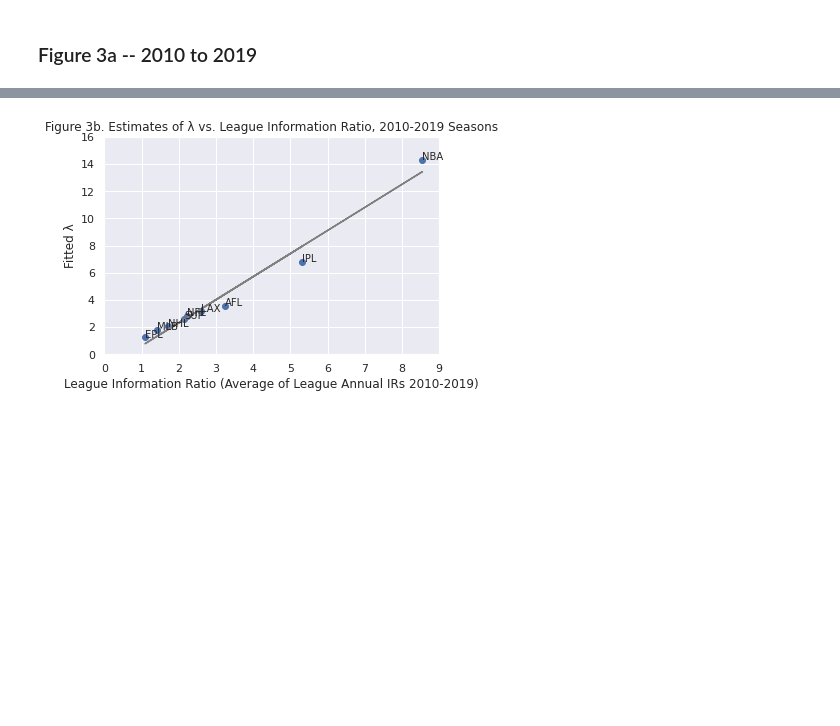
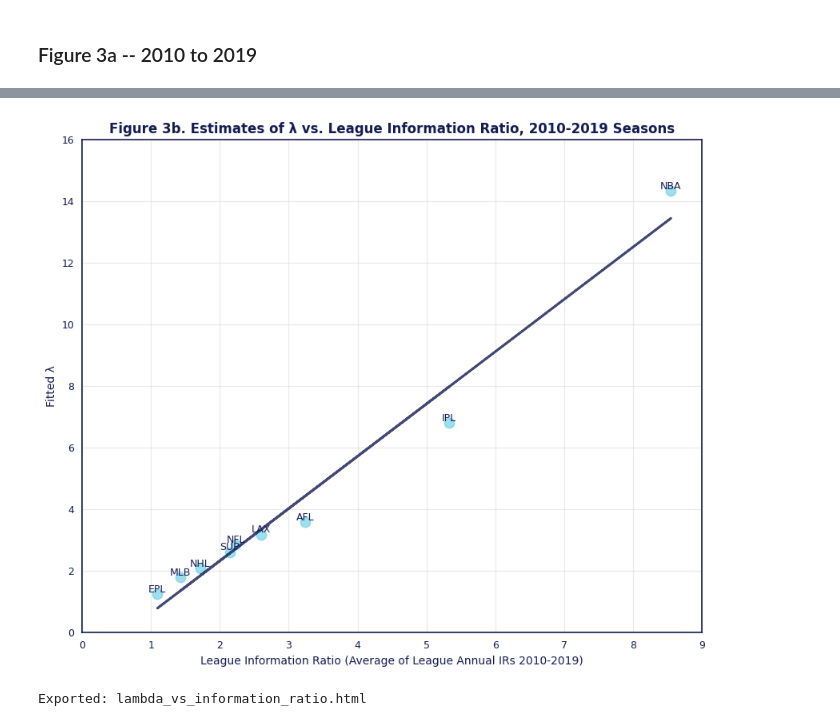
Before and after one commit to Something-Else-Studio/arcticdb-notebooks, a Jupyter notebook: pythagorean-won-loss-formula/sports_from_arctic.ipynb, the cells around one changed output, grey strips where cells are left out. Cells and saved outputs as stored; diff of their text form; code cells hidden in the pictures; blank space fills up the shorter version.

```diff
--- a/pythagorean-won-loss-formula/sports_from_arctic.ipynb
+++ b/pythagorean-won-loss-formula/sports_from_arctic.ipynb
@@ -29,7 +29,10 @@ import statsmodels.api as sm
 import statsmodels.formula.api as smf
 import seaborn as sns
 import matplotlib.pyplot as plt
-sns.set_theme()
+
+# Setup custom chart styling instead of sns.set_theme()
+chart_colors = setup_chart_styling()
+colors = setup_plotly_theme()
 # %%
 df = pd.read_csv(dataFile)
 # %%
@@ -269,33 +484,61 @@ plt.show()
 # %%
 # calculate mean league IRs group by league-season
 df_leagueM = df[['LEAGUE','YEAR_ID','PS','PA','wi']].groupby(['LEAGUE','YEAR_ID']).mean()
 df_leagueS = df[['LEAGUE','YEAR_ID','PS','PA','wi']].groupby(['LEAGUE','YEAR_ID']).std()
 df_leagueIR = df_leagueM['PS']/df_leagueS['PS']
 df_leagueIR = df_leagueIR.reset_index().rename(columns={'PS': 'IR'})
 
 # calc 10 year average for 2010-2019
 df_leagueIR10 = df_leagueIR.loc[(df_leagueIR['YEAR_ID']>=st_year_) & (df_leagueIR['YEAR_ID']<=end_year_)]
 df_leagueIR10 = df_leagueIR10[['LEAGUE','IR']].groupby(['LEAGUE']).mean()
 df_leagueIR10 = df_leagueIR10.reset_index().rename(columns={'IR': 'IR10'})
 df_leagueIR10 = df_leagueIR10.merge(ols, how='left', on=['LEAGUE'])
 
-plt.scatter(x=df_leagueIR10['IR10'], y=df_leagueIR10['λ'])
+# Create static matplotlib scatter plot
+fig, ax = plt.subplots(figsize=(10, 8))
+ax.scatter(x=df_leagueIR10['IR10'], y=df_leagueIR10['λ'],
+          color=chart_colors['primary_color'], s=80, alpha=0.7)
 
 # Fit a linear regression model
 model=sm.OLS(df_leagueIR10['λ'],sm.add_constant(df_leagueIR10['IR10'])).fit()
 
 # Plot the regression line
-plt.plot(df_leagueIR10['IR10'], model.predict(), color='gray')
+ax.plot(df_leagueIR10['IR10'], model.predict(),
+        color=chart_colors['secondary_color'], linewidth=2, alpha=0.8)
 
 # Add labels to the data points
 for i in range(len(df_leagueIR10)):
-    plt.text(df_leagueIR10['IR10'][i], df_leagueIR10['λ'][i], f"{df_leagueIR10['LEAGUE'][i]}")
+    ax.text(df_leagueIR10['IR10'].iloc[i], df_leagueIR10['λ'].iloc[i],
+           f"{df_leagueIR10['LEAGUE'].iloc[i]}",
+           fontsize=9, ha='center', va='bottom',
+           color=chart_colors['text_color'])
 
-plt.xlabel('League Information Ratio (Average of League Annual IRs 2010-2019)')
-plt.ylabel('Fitted λ')
-plt.xlim(0,9)
-plt.ylim(0,16)
-plt.title('Figure 3b. Estimates of λ vs. League Information Ratio, 2010-2019 Seasons')
+ax.set_xlabel('League Information Ratio (Average of League Annual IRs 2010-2019)')
+ax.set_ylabel('Fitted λ')
+ax.set_xlim(0,9)
+ax.set_ylim(0,16)
+
+# Apply custom styling
+style_matplotlib_chart(ax, chart_colors, 'Figure 3b. Estimates of λ vs. League Information Ratio, 2010-2019 Seasons')
 plt.show()
+
+# Create and display interactive Plotly version
+fig = create_plotly_scatterplot(
+    data=df_leagueIR10,
+    x_col='IR10',
+    y_col='λ',
+    title='Figure 3b. Estimates of λ vs. League Information Ratio, 2010-2019 Seasons',
+    show_regression=True,
+    text_col='LEAGUE',  # Add league labels to data points
+    xlim=(0, 9),        # Match matplotlib axis limits
+    ylim=(0, 16)
+)
+
+# Display interactive plot in notebook
+fig.show()
+
+# Export the interactive version to HTML
+export_plot_html(fig, "lambda_vs_information_ratio.html", "Lambda vs Information Ratio")
 # %% [output]
-[figure, old version]
+[figure, new version]
+Exported: lambda_vs_information_ratio.html
```
Also changed, not shown: parts of 14 cells of this notebook, 10 other files.
